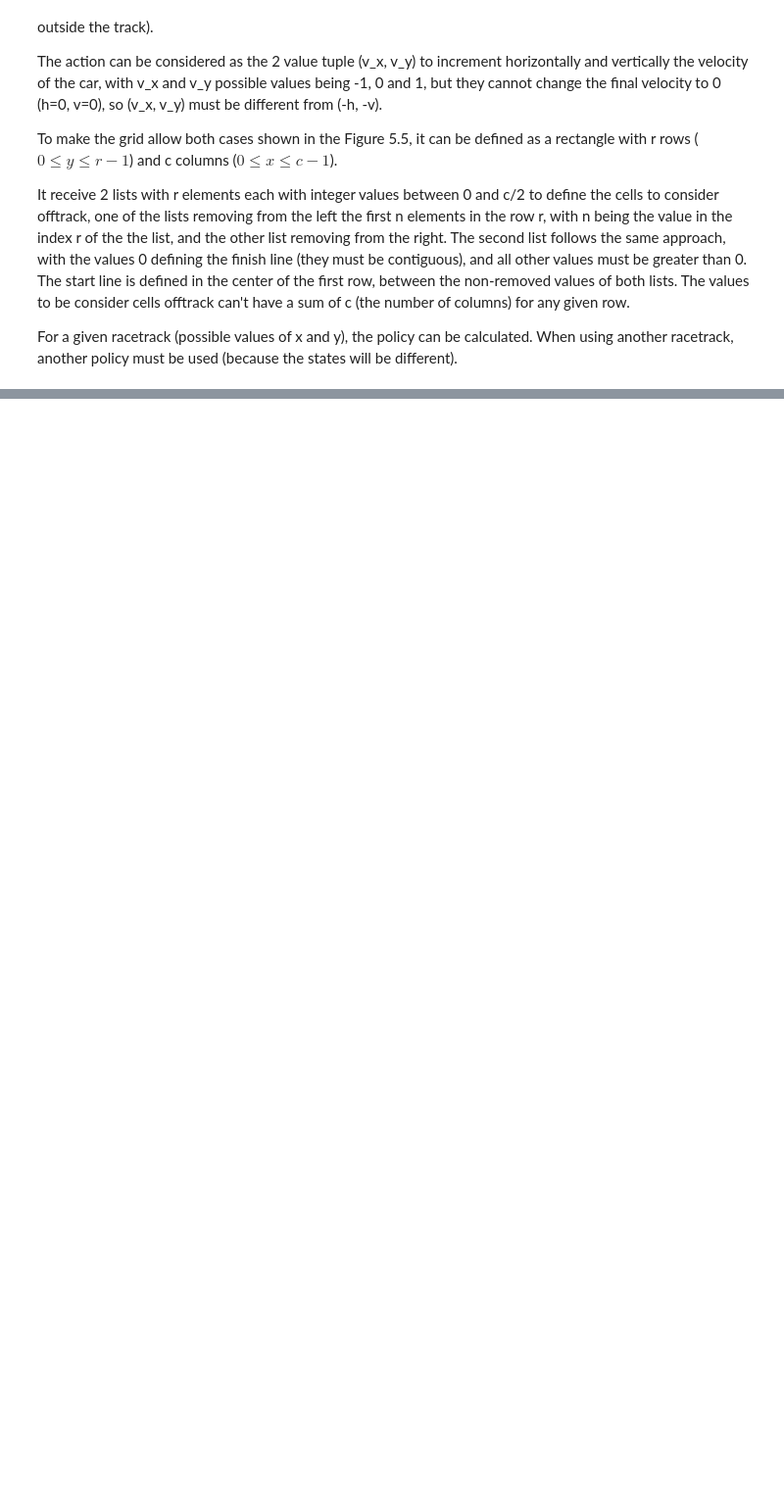
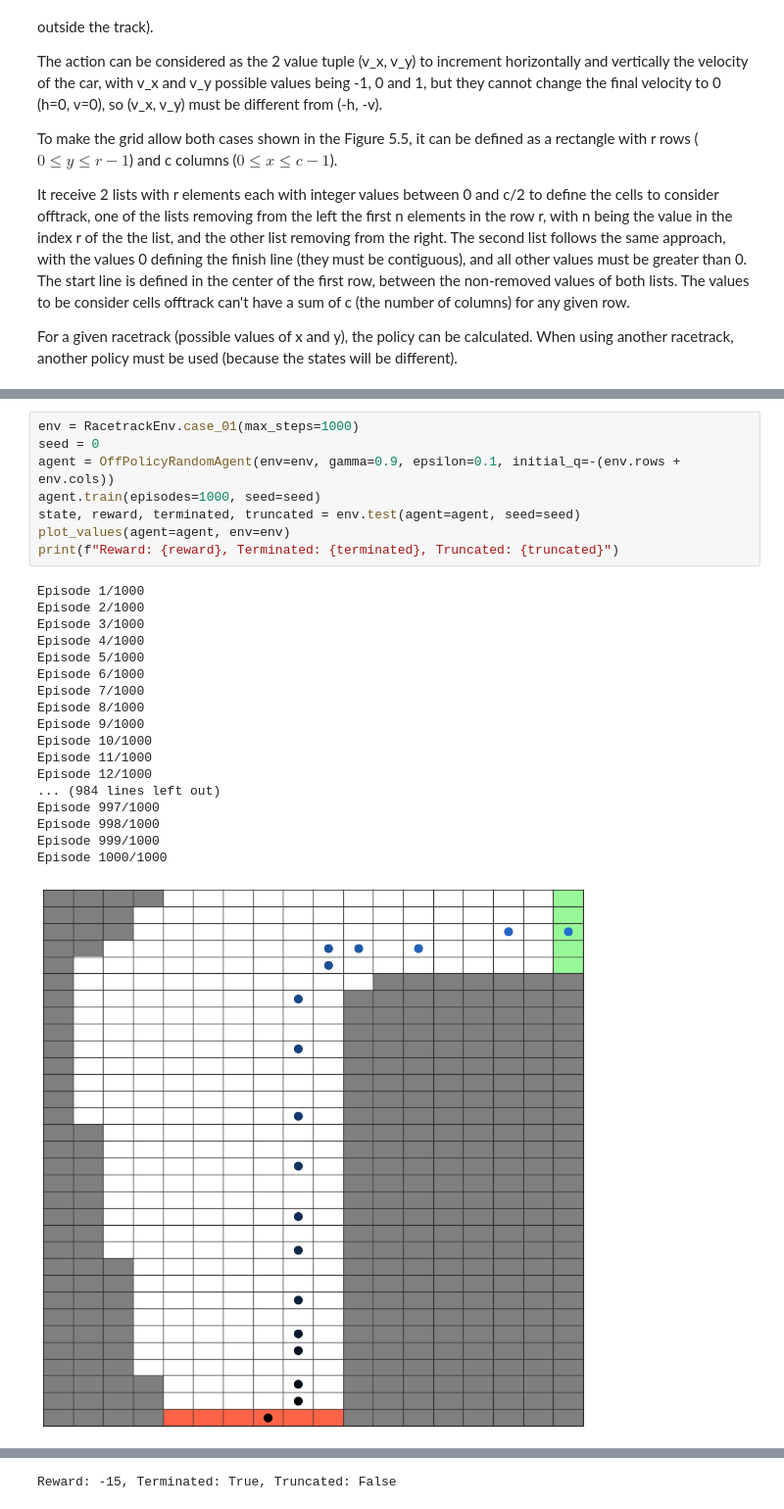
Before and after one commit to lucasbasquerotto/ml-demos, a Jupyter notebook: rl/ch05.ipynb, the cells around one changed output, grey strips where cells are left out. Shown at 98% size. Drawn from its saved outputs; the diff is of its cells as text; blank space fills up the shorter version.

```diff
--- a/rl/ch05.ipynb
+++ b/rl/ch05.ipynb
@@ -766,0 +856,27 @@ Reward: -6, Terminated: True, Truncated: False
+# %%
+env = RacetrackEnv.case_01(max_steps=1000)
+seed = 0
+agent = OffPolicyRandomAgent(env=env, gamma=0.9, epsilon=0.1, initial_q=-(env.rows + env.cols))
+agent.train(episodes=1000, seed=seed)
+state, reward, terminated, truncated = env.test(agent=agent, seed=seed)
+plot_values(agent=agent, env=env)
+print(f"Reward: {reward}, Terminated: {terminated}, Truncated: {truncated}")
+# %% [output]
+Episode 1/1000
+Episode 2/1000
+Episode 3/1000
+Episode 4/1000
+Episode 5/1000
+Episode 6/1000
+Episode 7/1000
+Episode 8/1000
+Episode 9/1000
+Episode 10/1000
+Episode 11/1000
+Episode 12/1000
+... (984 lines left out)
+Episode 997/1000
+Episode 998/1000
+Episode 999/1000
+Episode 1000/1000
+[figure, added]
@@ -767 +885,2 @@ Reward: -6, Terminated: True, Truncated: False
+Reward: -15, Terminated: True, Truncated: False
 # %%
```
Also changed, not shown: parts of 7 cells of this notebook.
